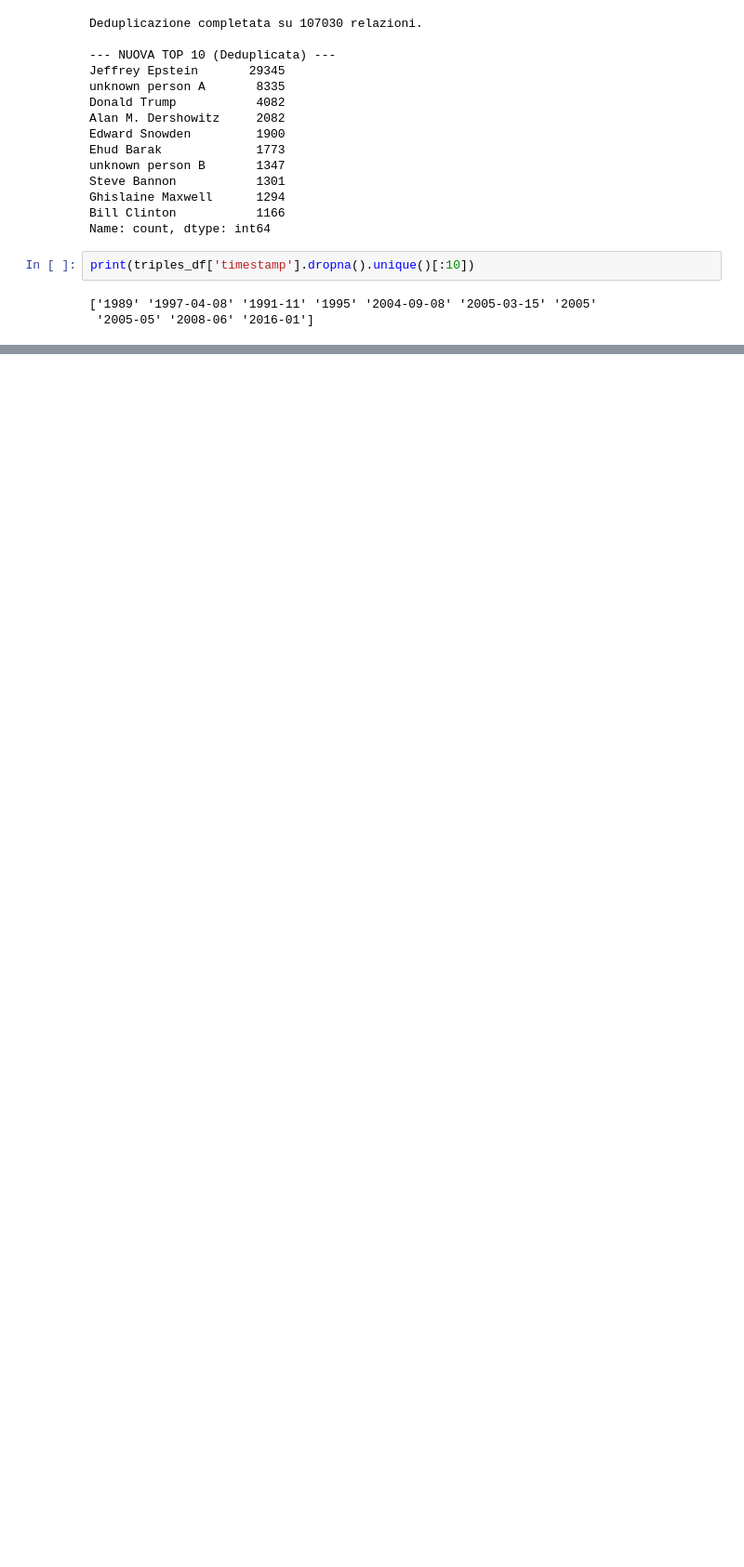
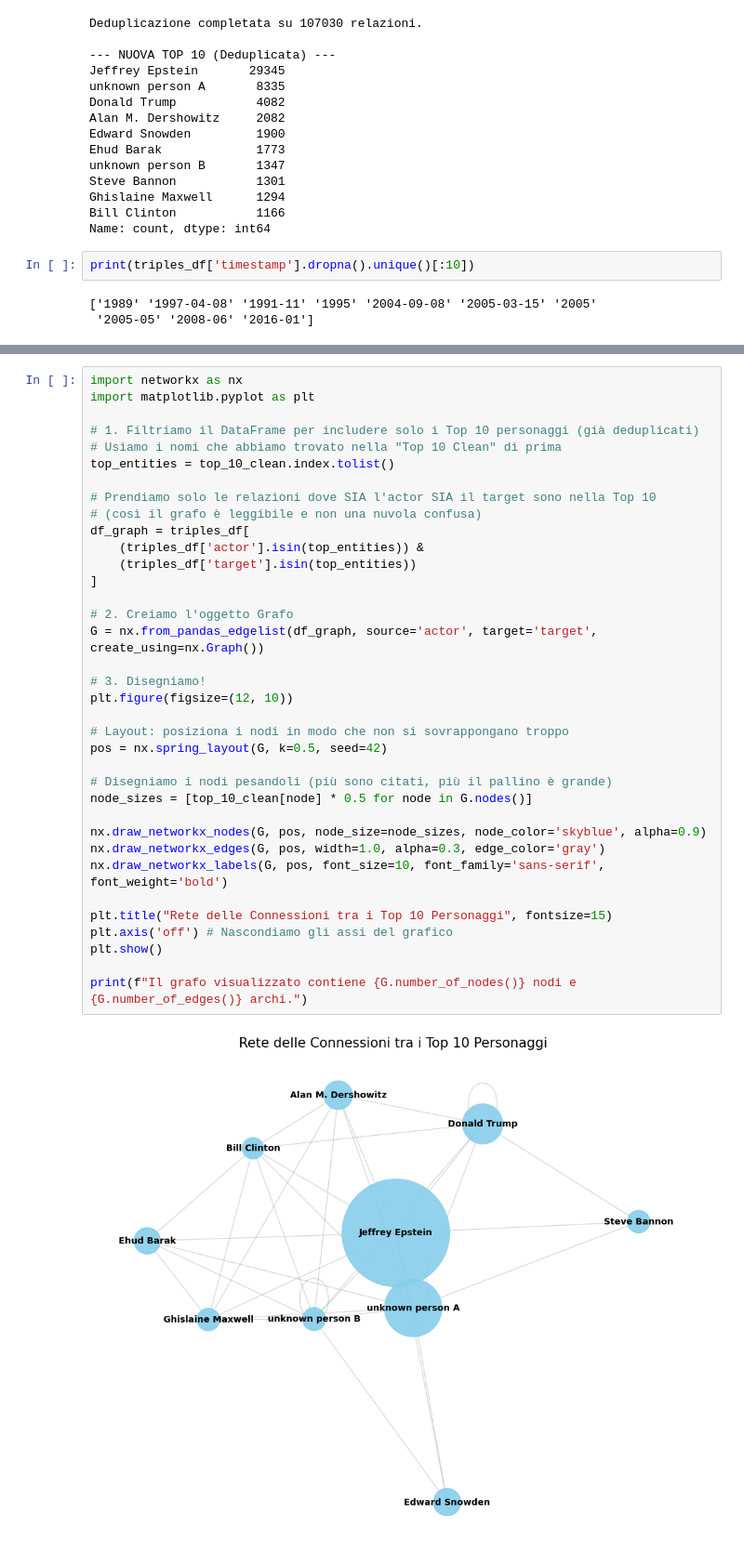
Before and after one commit to bscocca/Epstein-Network-Analysis, a Jupyter notebook: notebooks/data_exploration.ipynb, the cells around one changed output, grey strips where cells are left out. Shown at 93% size. Drawn from its saved outputs; the diff is of its cells as text; blank space fills up the shorter version.

Commit message:
Data exploration aggiornata

```diff
--- a/notebooks/data_exploration.ipynb
+++ b/notebooks/data_exploration.ipynb
@@ -137,0 +139,38 @@ ModuleNotFoundError: No module named 'seaborn'
+# %%
+import networkx as nx
+import matplotlib.pyplot as plt
+
+# 1. Filtriamo il DataFrame per includere solo i Top 10 personaggi (già deduplicati)
+# Usiamo i nomi che abbiamo trovato nella "Top 10 Clean" di prima
+top_entities = top_10_clean.index.tolist()
+
+# Prendiamo solo le relazioni dove SIA l'actor SIA il target sono nella Top 10
+# (così il grafo è leggibile e non una nuvola confusa)
+df_graph = triples_df[
+    (triples_df['actor'].isin(top_entities)) &
+    (triples_df['target'].isin(top_entities))
+]
+
+# 2. Creiamo l'oggetto Grafo
+G = nx.from_pandas_edgelist(df_graph, source='actor', target='target', create_using=nx.Graph())
+
+# 3. Disegniamo!
+plt.figure(figsize=(12, 10))
+
+# Layout: posiziona i nodi in modo che non si sovrappongano troppo
+pos = nx.spring_layout(G, k=0.5, seed=42)
+
+# Disegniamo i nodi pesandoli (più sono citati, più il pallino è grande)
+node_sizes = [top_10_clean[node] * 0.5 for node in G.nodes()]
+
+nx.draw_networkx_nodes(G, pos, node_size=node_sizes, node_color='skyblue', alpha=0.9)
+nx.draw_networkx_edges(G, pos, width=1.0, alpha=0.3, edge_color='gray')
+nx.draw_networkx_labels(G, pos, font_size=10, font_family='sans-serif', font_weight='bold')
+
+plt.title("Rete delle Connessioni tra i Top 10 Personaggi", fontsize=15)
+plt.axis('off') # Nascondiamo gli assi del grafico
+plt.show()
+
+print(f"Il grafo visualizzato contiene {G.number_of_nodes()} nodi e {G.number_of_edges()} archi.")
+# %% [output]
+[figure, added]
```
Also changed, not shown: parts of 5 cells of this notebook.
